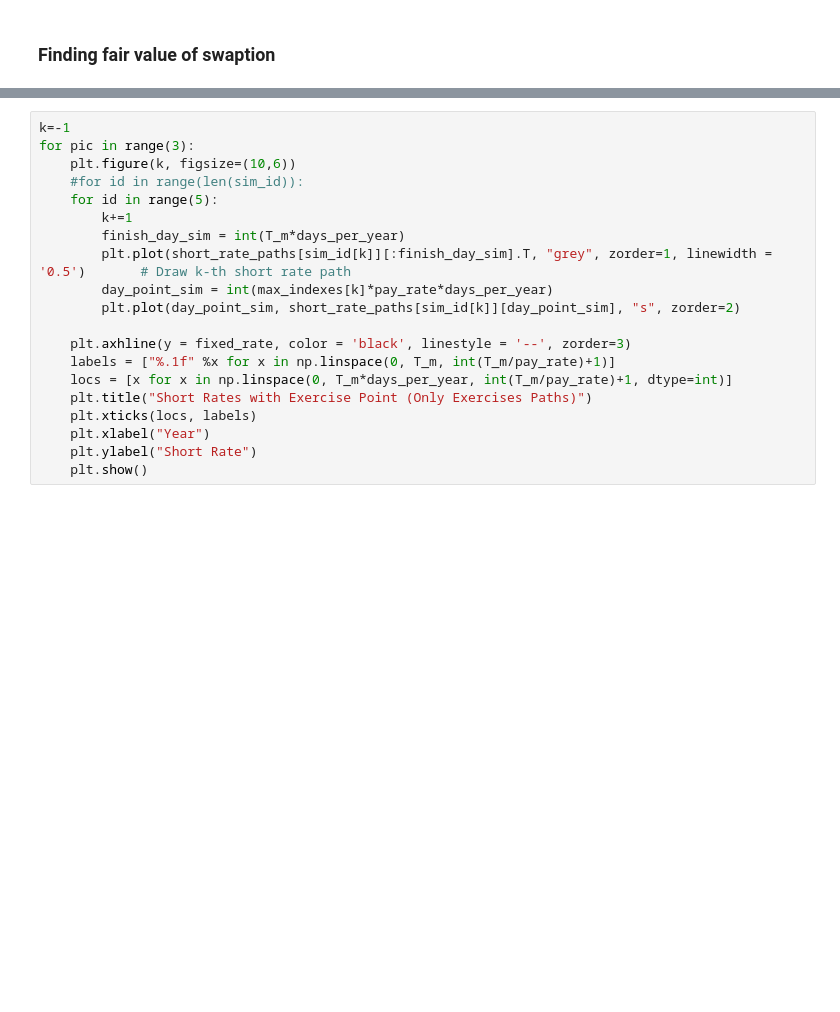
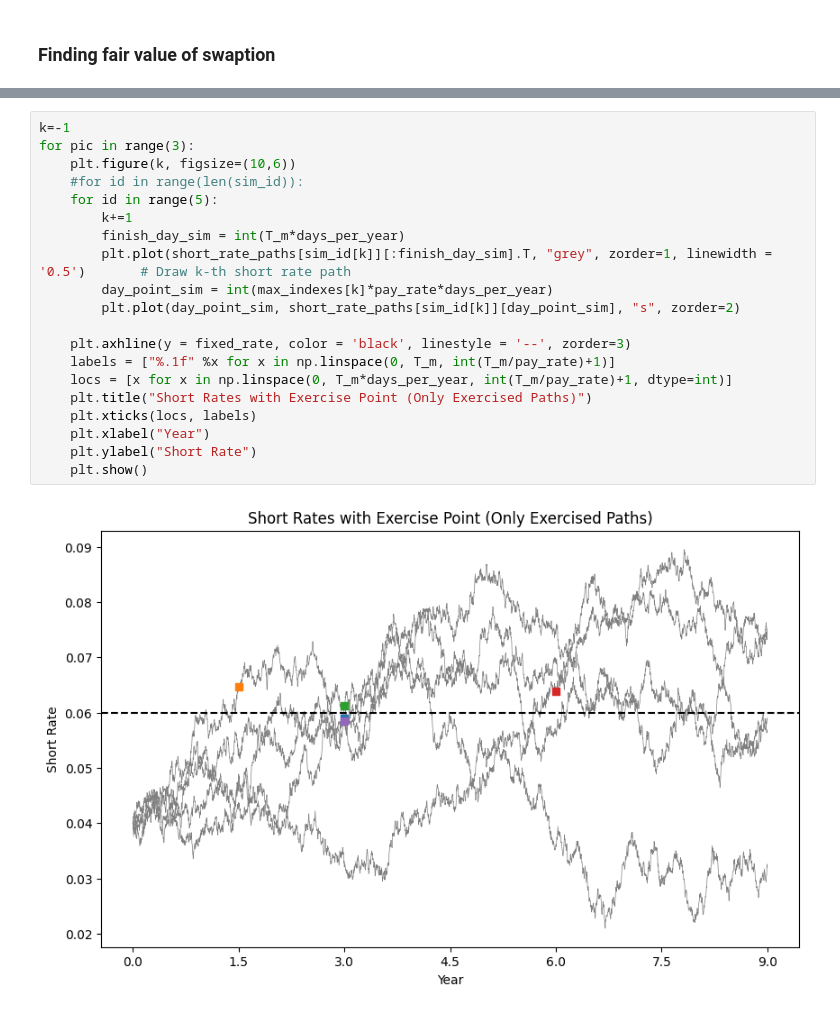
Before and after one commit to pmchrist/Pricing-Interest-Rate-Swaptions, a Jupyter notebook: Implementation.ipynb, the cells around one changed output, grey strips where cells are left out. Saved outputs shown, nothing was run; the diff lists cells and outputs as text; blank space fills up the shorter version.

```diff
--- a/Implementation.ipynb
+++ b/Implementation.ipynb
@@ -675,20 +760,22 @@ for pic in range(3):
 # %%
 k=-1
 for pic in range(3):
     plt.figure(k, figsize=(10,6))
     #for id in range(len(sim_id)):
     for id in range(5):
         k+=1
         finish_day_sim = int(T_m*days_per_year)
         plt.plot(short_rate_paths[sim_id[k]][:finish_day_sim].T, "grey", zorder=1, linewidth = '0.5')       # Draw k-th short rate path
         day_point_sim = int(max_indexes[k]*pay_rate*days_per_year)
         plt.plot(day_point_sim, short_rate_paths[sim_id[k]][day_point_sim], "s", zorder=2)
 
     plt.axhline(y = fixed_rate, color = 'black', linestyle = '--', zorder=3)
     labels = ["%.1f" %x for x in np.linspace(0, T_m, int(T_m/pay_rate)+1)]
     locs = [x for x in np.linspace(0, T_m*days_per_year, int(T_m/pay_rate)+1, dtype=int)]
-    plt.title("Short Rates with Exercise Point (Only Exercises Paths)")
+    plt.title("Short Rates with Exercise Point (Only Exercised Paths)")
     plt.xticks(locs, labels)
     plt.xlabel("Year")
     plt.ylabel("Short Rate")
     plt.show()
+# %% [output]
+[figure, added]
```
Also changed, not shown: parts of 15 cells of this notebook.
